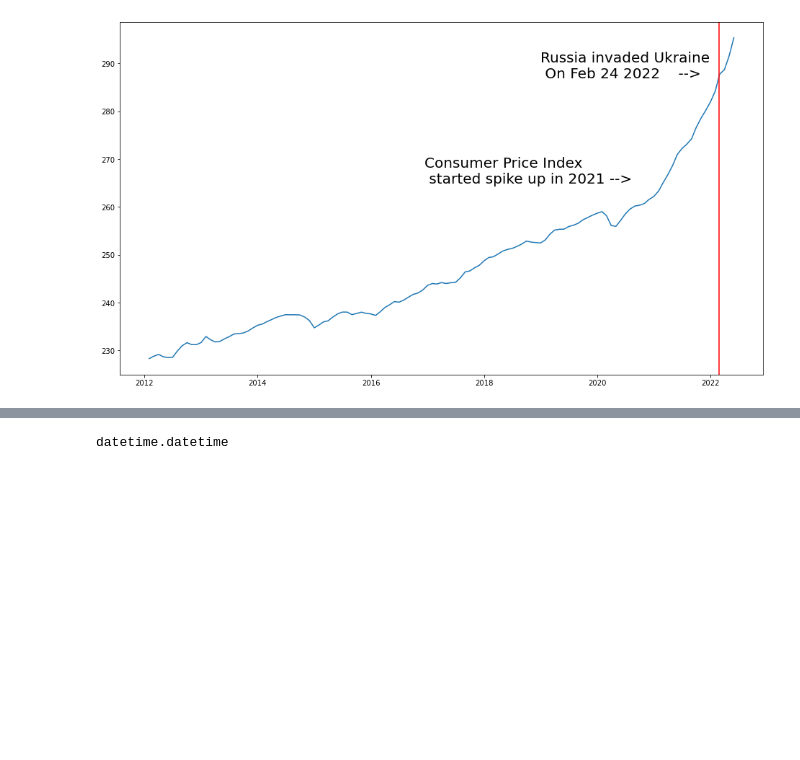
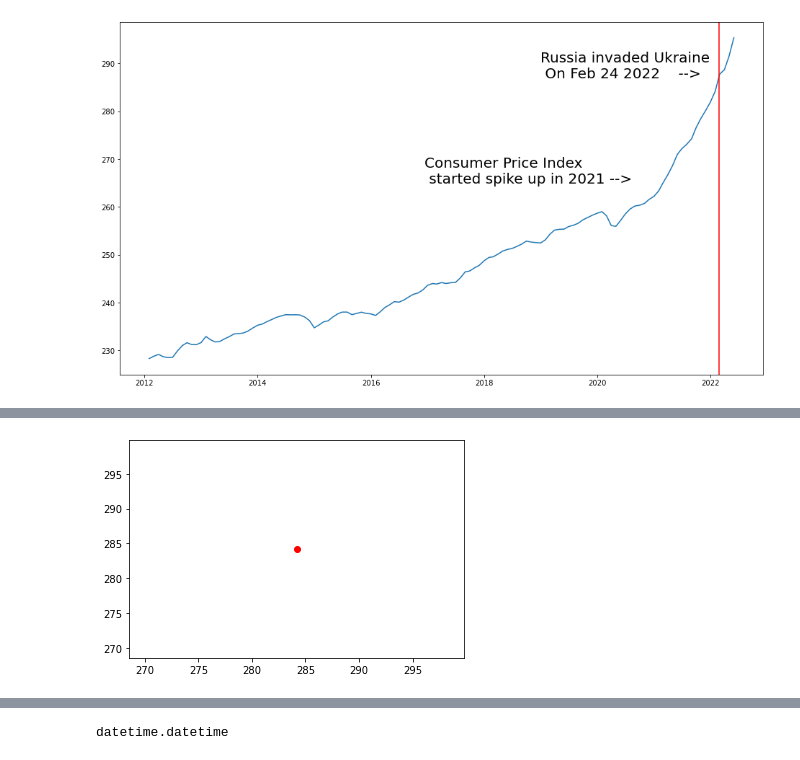
Before and after one commit to lukewbecker/coding, a Jupyter notebook: inflation_analysis.ipynb, the cells around one changed output, grey strips where cells are left out. Saved outputs shown, nothing was run; the diff lists cells and outputs as text; code cells hidden in the pictures; blank space fills up the shorter version.

```diff
--- a/inflation_analysis.ipynb
+++ b/inflation_analysis.ipynb
@@ -53,3 +53,7 @@ plt.show()
 [figure]
 # %%
 from matplotlib.dates import date2num
+# %%
+ymark = cpi_mom[-5]
+xpos = cpi_mom.index[-5]
+xmark = cpi_mom[xpos]
@@ -56,3 +64,8 @@ from matplotlib.dates import date2num
+# %%
+plt.plot(xmark, ymark, 'ro')
+plt.show()
+# %% [output]
+[figure, added]
 # %%
 #Ukraine war wasn't the cause of the inflation spike. So what was?
 # Let's keep looking.
```
Also changed, not shown: parts of 14 cells of this notebook.
